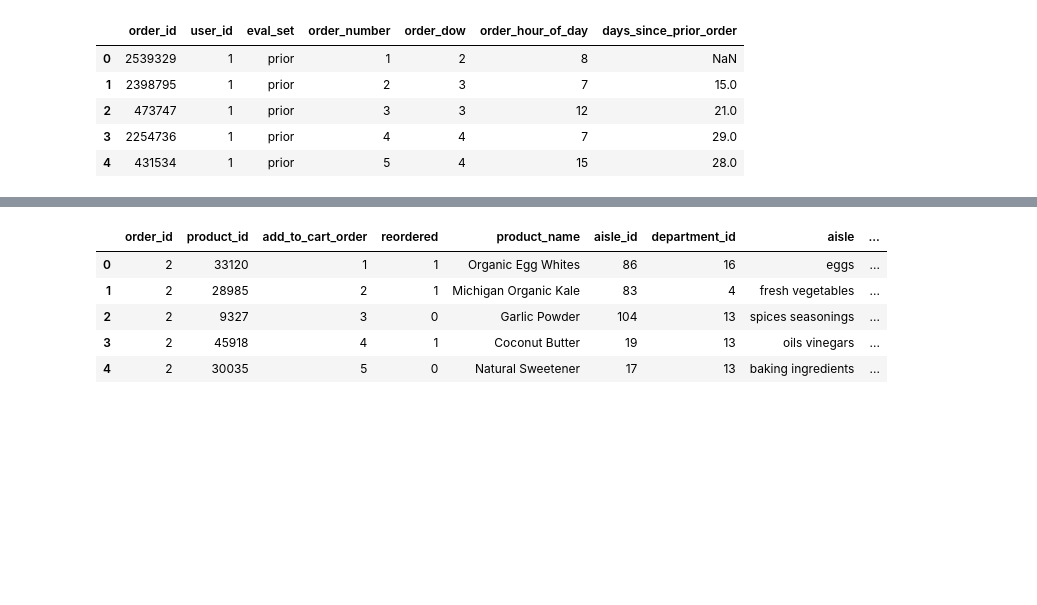
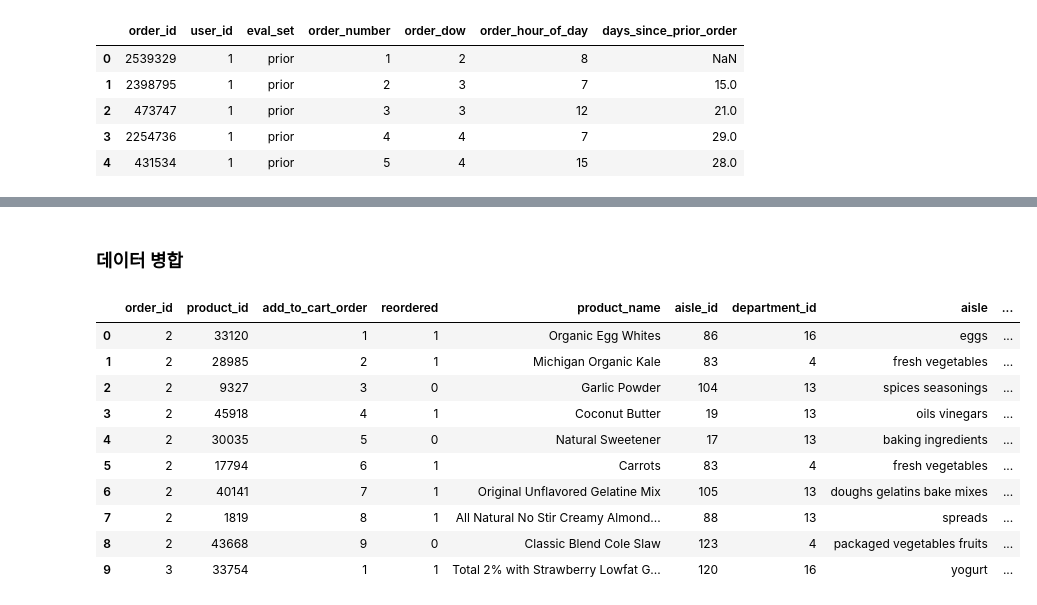
Before and after one commit to Aim-bro/Icart, a Jupyter notebook: Insta.ipynb, the cells around one changed output, grey strips where cells are left out. Saved outputs shown, nothing was run; the diff lists cells and outputs as text; code cells hidden in the pictures; blank space fills up the shorter version.

```diff
--- a/Insta.ipynb
+++ b/Insta.ipynb
@@ -484,4 +526,8 @@ df_ords.head()
+# %% [markdown]
+### 데이터 병합
 # %%
 merge_df = pd.merge(df_ord_prod, df_prod, on = 'product_id', how = 'left')
 merge_df = pd.merge(merge_df, df_ais, on = 'aisle_id', how = 'left')
 merge_df = pd.merge(merge_df, df_dep, on = 'department_id', how = 'left')
+# %%
+merge_df = pd.merge(merge_df,df_ords[['user_id','order_id','order_dow','order_hour_of_day','days_since_prior_order','eval_set']], on = 'order_id', how = 'left')
@@ -488,9 +538,14 @@ merge_df = pd.merge(merge_df, df_dep, on = 'department_id', how = 'left')
 # %%
-merge_df.head()
+merge_df.head(10)
 # %% [output]
 |  | order_id | product_id | add_to_cart_order | reordered | product_name | aisle_id | department_id | aisle | ... |
 | 0 | 2 | 33120 | 1 | 1 | Organic Egg Whites | 86 | 16 | eggs | ... |
 | 1 | 2 | 28985 | 2 | 1 | Michigan Organic Kale | 83 | 4 | fresh vegetables | ... |
 | 2 | 2 | 9327 | 3 | 0 | Garlic Powder | 104 | 13 | spices seasonings | ... |
 | 3 | 2 | 45918 | 4 | 1 | Coconut Butter | 19 | 13 | oils vinegars | ... |
 | 4 | 2 | 30035 | 5 | 0 | Natural Sweetener | 17 | 13 | baking ingredients | ... |
+| 5 | 2 | 17794 | 6 | 1 | Carrots | 83 | 4 | fresh vegetables | ... |
+| 6 | 2 | 40141 | 7 | 1 | Original Unflavored Gelatine Mix | 105 | 13 | doughs gelatins bake mixes | ... |
+| 7 | 2 | 1819 | 8 | 1 | All Natural No Stir Creamy Almond... | 88 | 13 | spreads | ... |
+| 8 | 2 | 43668 | 9 | 0 | Classic Blend Cole Slaw | 123 | 4 | packaged vegetables fruits | ... |
+| 9 | 3 | 33754 | 1 | 1 | Total 2% with Strawberry Lowfat G... | 120 | 16 | yogurt | ... |
```
Also changed, not shown: parts of 53 cells of this notebook.
